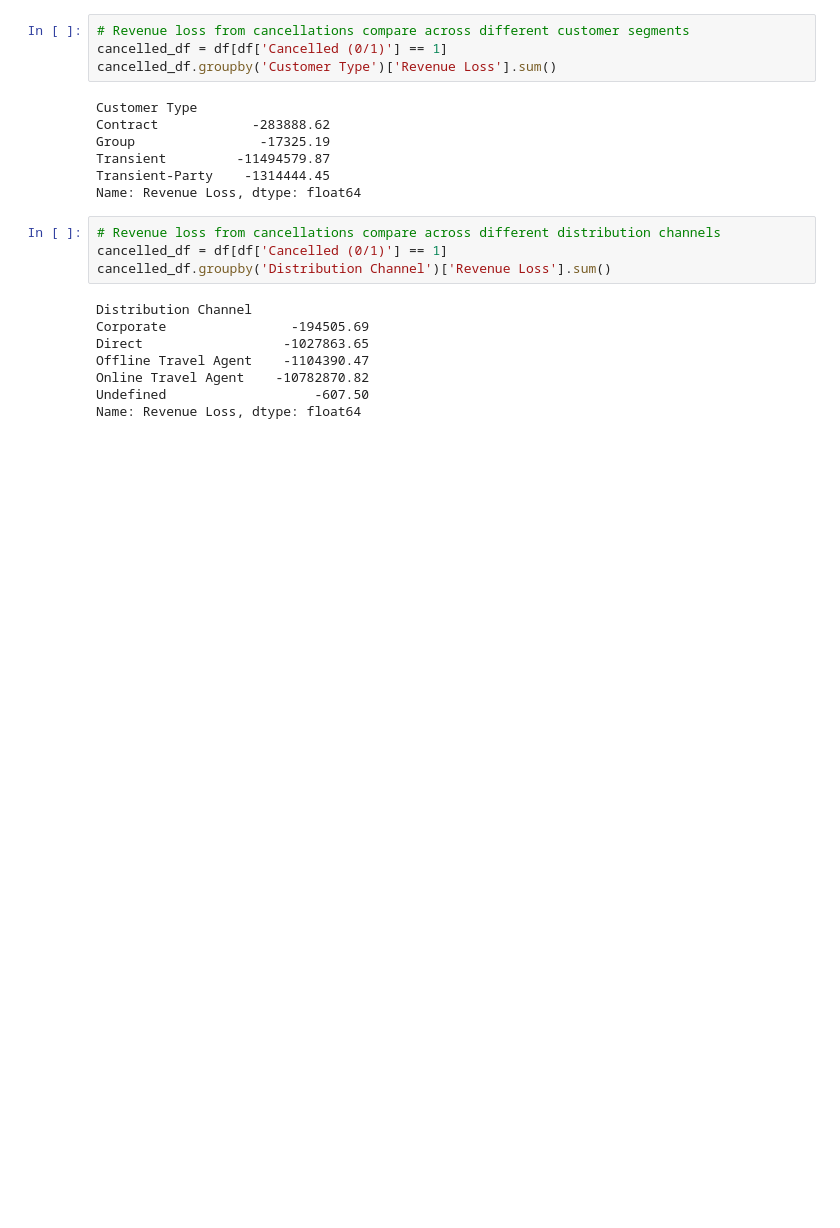
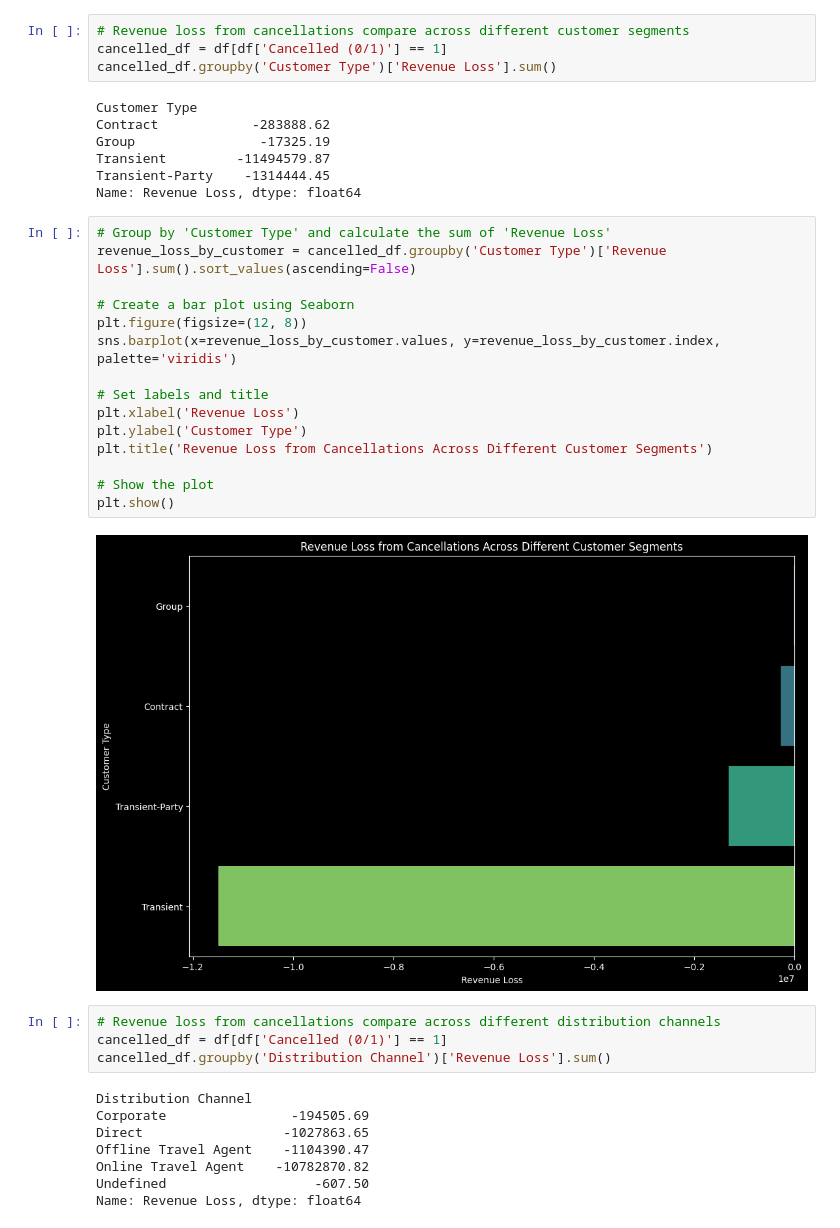
Before and after one commit to RheedWhan/SHG-analysis., a Jupyter notebook: Splendor_Hotel.ipynb, the cells around one changed output. Cells and saved outputs as stored; diff of their text form; blank space fills up the shorter version.

```diff
--- a/Splendor_Hotel.ipynb
+++ b/Splendor_Hotel.ipynb
@@ -732,6 +730,23 @@ Group                -17325.19
 Transient         -11494579.87
 Transient-Party    -1314444.45
 Name: Revenue Loss, dtype: float64
+# %%
+# Group by 'Customer Type' and calculate the sum of 'Revenue Loss'
+revenue_loss_by_customer = cancelled_df.groupby('Customer Type')['Revenue Loss'].sum().sort_values(ascending=False)
+
+# Create a bar plot using Seaborn
+plt.figure(figsize=(12, 8))
+sns.barplot(x=revenue_loss_by_customer.values, y=revenue_loss_by_customer.index, palette='viridis')
+
+# Set labels and title
+plt.xlabel('Revenue Loss')
+plt.ylabel('Customer Type')
+plt.title('Revenue Loss from Cancellations Across Different Customer Segments')
+
+# Show the plot
+plt.show()
+# %% [output]
+[figure, added]
 # %%
 # Revenue loss from cancellations compare across different distribution channels
 cancelled_df = df[df['Cancelled (0/1)'] == 1]
```
Also changed, not shown: parts of 7 cells of this notebook.
